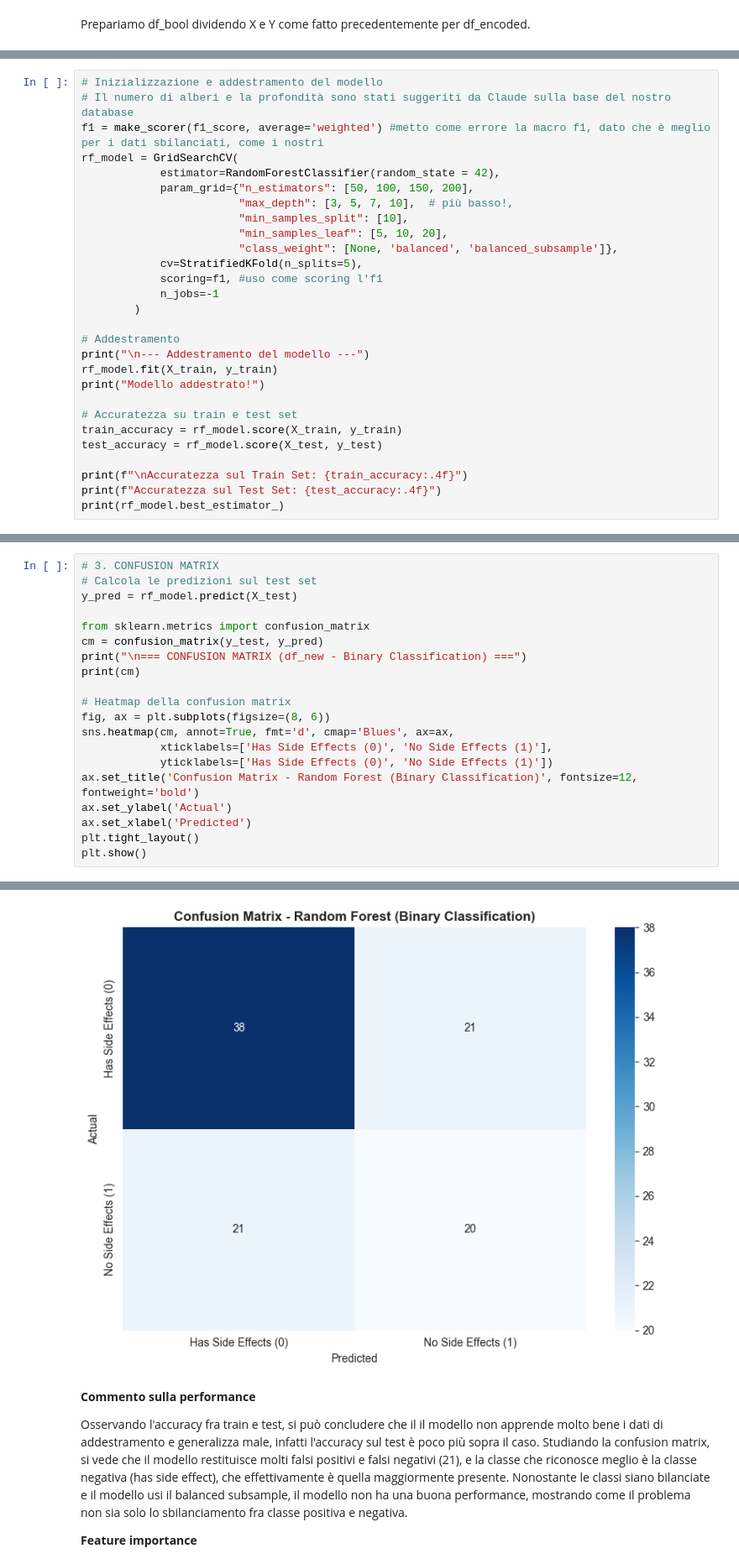
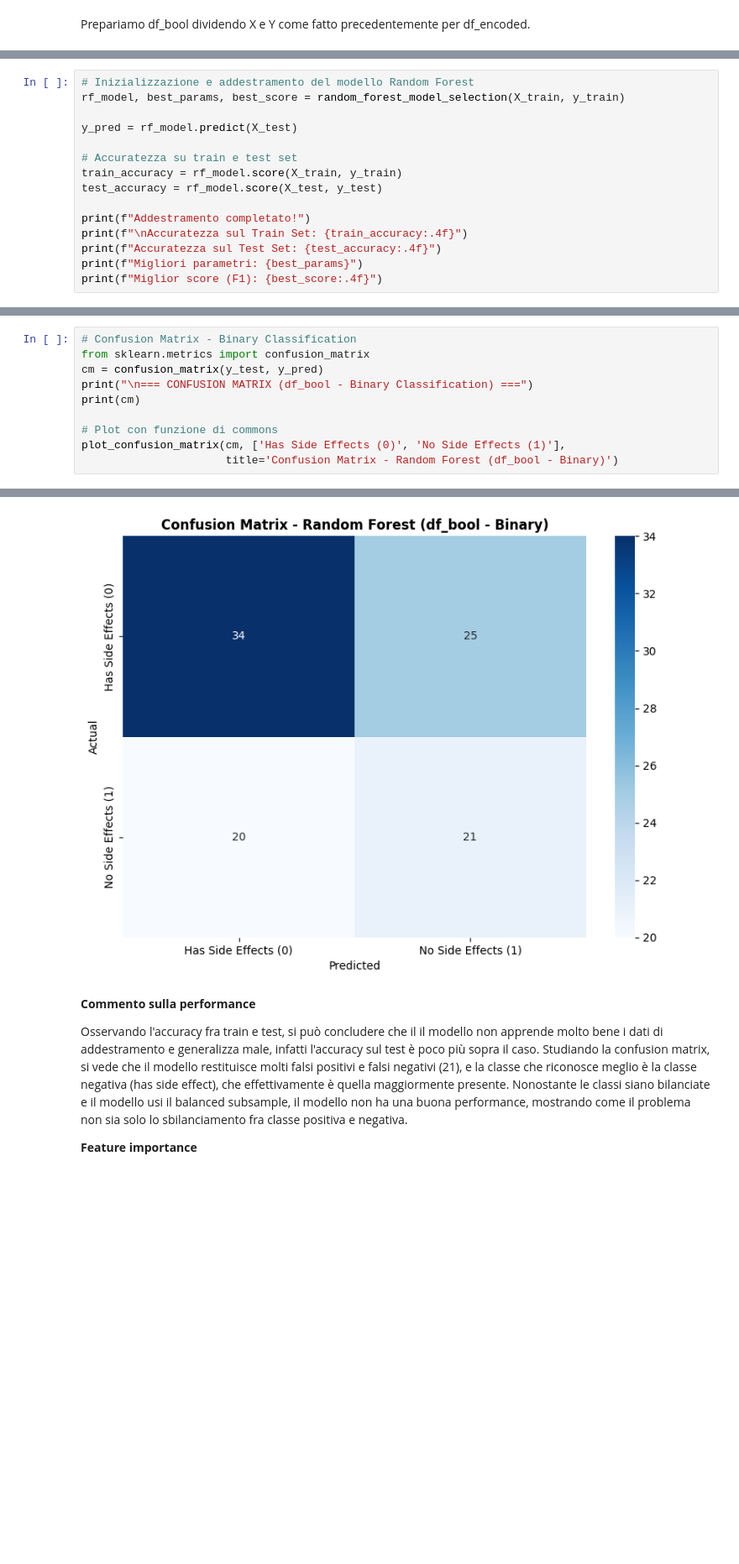
Before and after one commit to Grimino27/PDAI_Project, a Jupyter notebook: scripts/RandomForestModel.ipynb, the cells around one changed output, grey strips where cells are left out. Shown at 84% size. Cells and saved outputs as stored; diff of their text form; blank space fills up the shorter version.

Commit message:
Final Random Forest model (testi sistemati e tutto)

```diff
--- a/scripts/RandomForestModel.ipynb
+++ b/scripts/RandomForestModel.ipynb
@@ -408,31 +355,18 @@ False    59
 True     41
 Name: count, dtype: int64
 # %%
-# Inizializzazione e addestramento del modello
-# Il numero di alberi e la profondità sono stati suggeriti da Claude sulla base del nostro database
-f1 = make_scorer(f1_score, average='weighted') #metto come errore la macro f1, dato che è meglio per i dati sbilanciati, come i nostri
-rf_model = GridSearchCV(
-            estimator=RandomForestClassifier(random_state = 42),
-            param_grid={"n_estimators": [50, 100, 150, 200],
-                        "max_depth": [3, 5, 7, 10],  # più basso!,
-                        "min_samples_split": [10],
-                        "min_samples_leaf": [5, 10, 20],
-                        "class_weight": [None, 'balanced', 'balanced_subsample']},
-            cv=StratifiedKFold(n_splits=5),
-            scoring=f1, #uso come scoring l'f1
-            n_jobs=-1
-        )
+# Inizializzazione e addestramento del modello Random Forest
+rf_model, best_params, best_score = random_forest_model_selection(X_train, y_train)
 
-# Addestramento
-print("\n--- Addestramento del modello ---")
-rf_model.fit(X_train, y_train)
-print("Modello addestrato!")
+y_pred = rf_model.predict(X_test)
 
 # Accuratezza su train e test set
 train_accuracy = rf_model.score(X_train, y_train)
 test_accuracy = rf_model.score(X_test, y_test)
 
+print(f"Addestramento completato!")
 print(f"\nAccuratezza sul Train Set: {train_accuracy:.4f}")
 print(f"Accuratezza sul Test Set: {test_accuracy:.4f}")
-print(rf_model.best_estimator_)
+print(f"Migliori parametri: {best_params}")
+print(f"Miglior score (F1): {best_score:.4f}")
 # %% [output]
@@ -477,21 +396,11 @@ Feature Importance:
 # %%
-# 3. CONFUSION MATRIX
-# Calcola le predizioni sul test set
-y_pred = rf_model.predict(X_test)
-
+# Confusion Matrix - Binary Classification
 from sklearn.metrics import confusion_matrix
 cm = confusion_matrix(y_test, y_pred)
-print("\n=== CONFUSION MATRIX (df_new - Binary Classification) ===")
+print("\n=== CONFUSION MATRIX (df_bool - Binary Classification) ===")
 print(cm)
 
-# Heatmap della confusion matrix
-fig, ax = plt.subplots(figsize=(8, 6))
-sns.heatmap(cm, annot=True, fmt='d', cmap='Blues', ax=ax,
-            xticklabels=['Has Side Effects (0)', 'No Side Effects (1)'],
-            yticklabels=['Has Side Effects (0)', 'No Side Effects (1)'])
-ax.set_title('Confusion Matrix - Random Forest (Binary Classification)', fontsize=12, fontweight='bold')
-ax.set_ylabel('Actual')
-ax.set_xlabel('Predicted')
-plt.tight_layout()
-plt.show()
+# Plot con funzione di commons
+plot_confusion_matrix(cm, ['Has Side Effects (0)', 'No Side Effects (1)'],
+                      title='Confusion Matrix - Random Forest (df_bool - Binary)')
 # %% [output]
@@ -501,4 +410,4 @@ plt.show()
-[figure, old version]
+[figure, new version]
 # %% [markdown]
 **Commento sulla performance**
 
```
Also changed, not shown: parts of 19 cells of this notebook.
